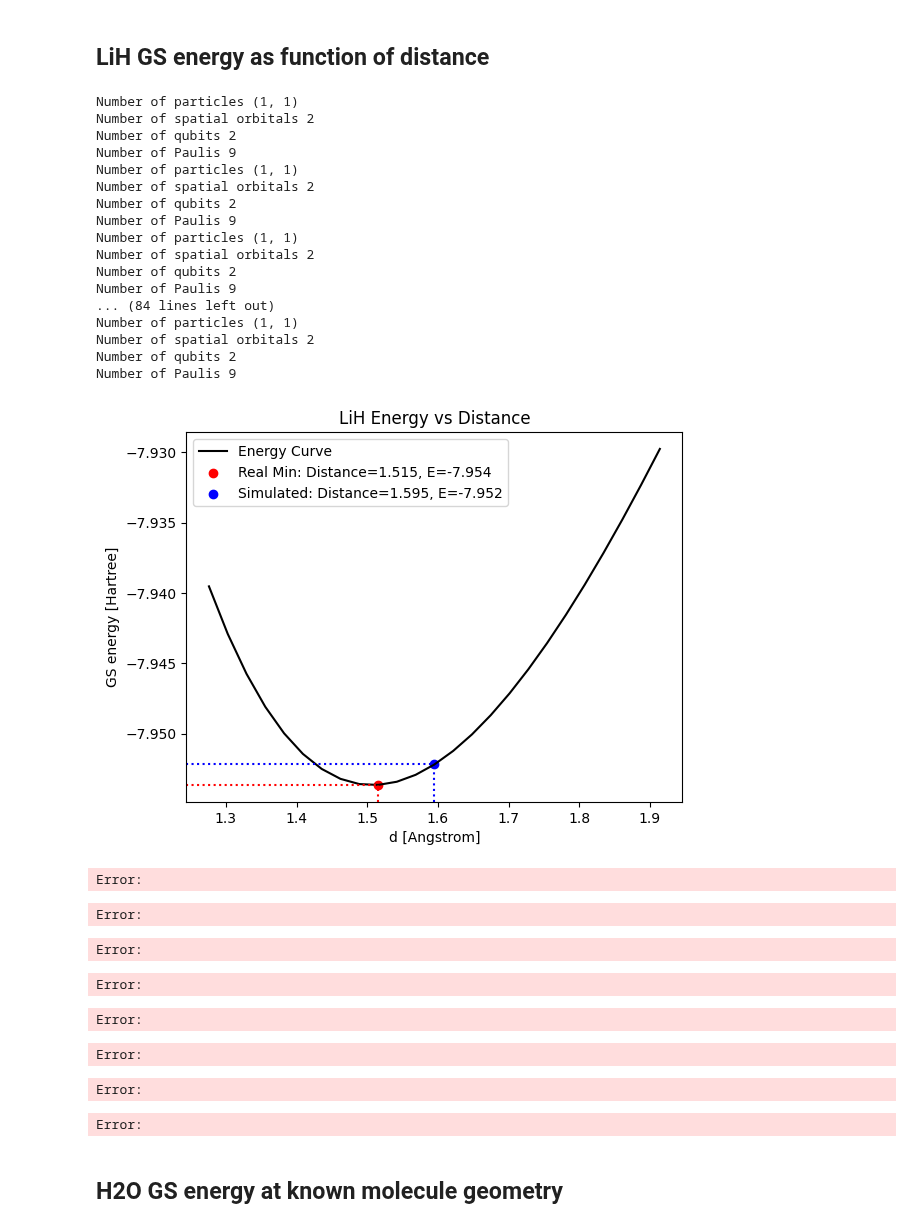
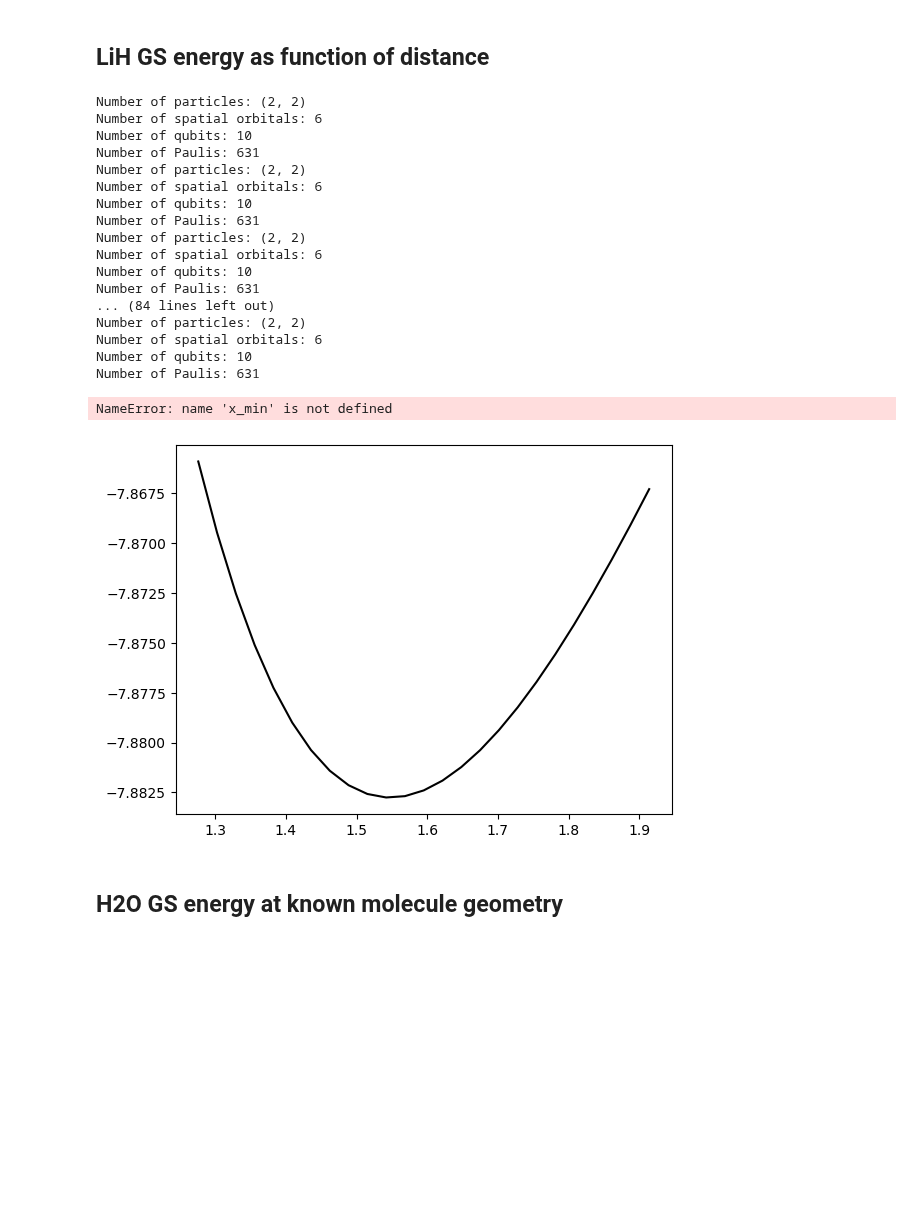
Before and after one commit to barryshaf/SchedullingFlowTime, a Jupyter notebook: Molecules.ipynb, the cells around one changed output. Cells and saved outputs as stored; diff of their text form; code cells hidden in the pictures; blank space fills up the shorter version.

```diff
--- a/Molecules.ipynb
+++ b/Molecules.ipynb
@@ -364,7 +316,7 @@ energies = np.zeros(len(Rs))
 # Energy calculation
 for i, R in enumerate(Rs):
     atom_str = f"Li .0 .0 .0; H .0 .0 {R}"
-    qubit_op, es = get_qubit_op(atom_str, charge, basis, mapping_name, transormer_LiH)
+    qubit_op, es = get_qubit_op(atom_str, charge, basis, mapping_name)
     energies[i] = get_exact_energies(es)[1]
 
 
@@ -378,58 +330,51 @@ plt.axis([min(Rs) - margine_const * (max(Rs) - min(Rs)),
           min(energies) - margine_const * (max(energies) - min(energies)),
           max(energies) + margine_const * (max(energies) - min(energies))])
 
 # Get updated limits
 x_L, x_R, y_L, y_R = plt.axis()
 
 # Plot energy curve
 plt.plot(Rs, energies, label="Energy Curve", color="black")
 
 # Add scatter points
 plt.scatter(x_min, y_min, color="red", label=f"Real Min: Distance={x_min:.3f}, E={y_min:.3f}")
 plt.scatter(x_mid, y_mid, color="blue", label=f"Simulated: Distance={x_mid:.3f}, E={y_mid:.3f}")
 
 # Add dashed lines
 # simulation min
 plt.axhline(y_min, 0, (x_min-x_L)/(x_R-x_L), linestyle=":", color="red")
 plt.axvline(x_min, 0, (y_min-y_L)/(y_R-y_L), linestyle=":", color="red")
 
 # known min
 plt.axhline(y_mid, 0, (x_mid-x_L)/(x_R-x_L), linestyle=":", color="blue")
 plt.axvline(x_mid, 0, (y_mid-y_L)/(y_R-y_L), linestyle=":", color="blue")
 
 # Labels and title
 plt.xlabel("d [Angstrom]")
 plt.ylabel("GS energy [Hartree]")
 plt.title("LiH Energy vs Distance")
 plt.legend()
 plt.show()
 # %% [output]
-Number of particles (1, 1)
-Number of spatial orbitals 2
-Number of qubits 2
-Number of Paulis 9
-Number of particles (1, 1)
-Number of spatial orbitals 2
-Number of qubits 2
-Number of Paulis 9
-Number of particles (1, 1)
-Number of spatial orbitals 2
-Number of qubits 2
-Number of Paulis 9
+Number of particles: (2, 2)
+Number of spatial orbitals: 6
+Number of qubits: 10
+Number of Paulis: 631
+Number of particles: (2, 2)
+Number of spatial orbitals: 6
+Number of qubits: 10
+Number of Paulis: 631
+Number of particles: (2, 2)
+Number of spatial orbitals: 6
+Number of qubits: 10
+Number of Paulis: 631
 ... (84 lines left out)
-Number of particles (1, 1)
-Number of spatial orbitals 2
-Number of qubits 2
-Number of Paulis 9
+Number of particles: (2, 2)
+Number of spatial orbitals: 6
+Number of qubits: 10
+Number of Paulis: 631
+NameError: name 'x_min' is not defined
-[figure, old version]
+[figure, new version]
-Error:
-Error:
-Error:
-Error:
-Error:
-Error:
-Error:
-Error:
 # %% [markdown]
 ## H2O GS energy at known molecule geometry
 # %%
```
Also changed, not shown: parts of 28 cells of this notebook.
